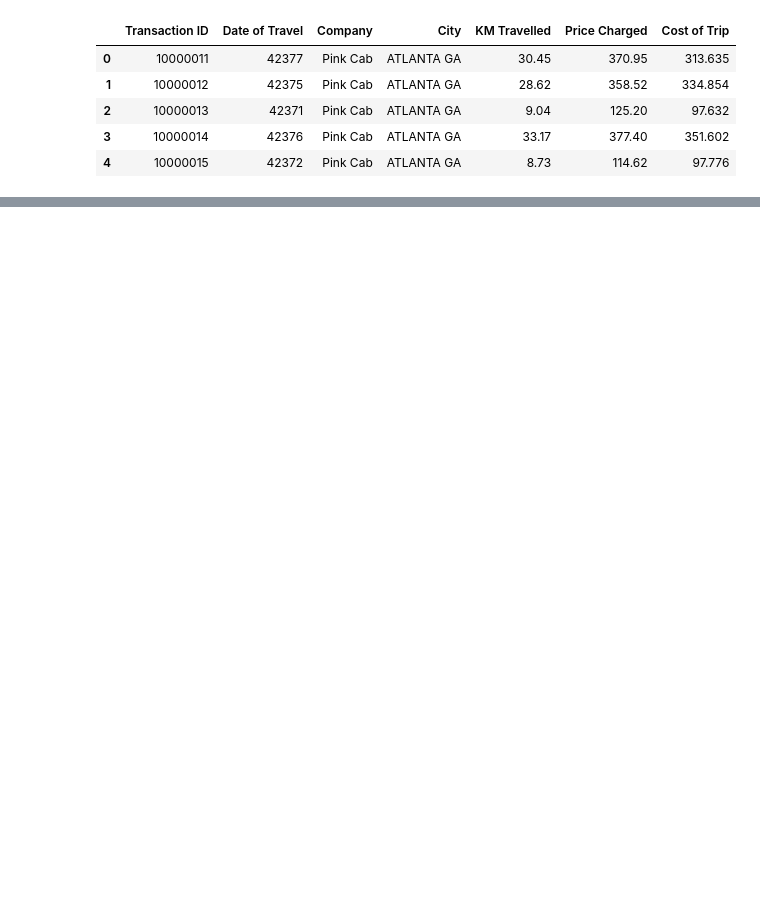
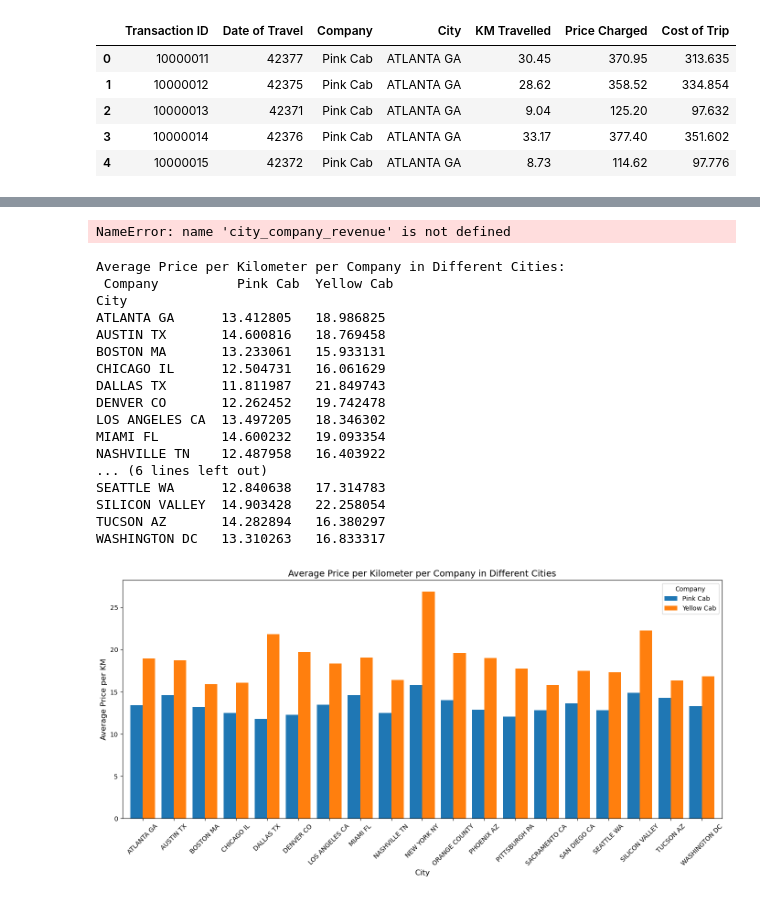
Before and after one commit to atharvabhishma/dg-project, a Jupyter notebook: EDA.ipynb, the cells around one changed output, grey strips where cells are left out. Drawn from its saved outputs; the diff is of its cells as text; code cells hidden in the pictures; blank space fills up the shorter version.

Commit message:
eda updated for revenue

```diff
--- a/EDA.ipynb
+++ b/EDA.ipynb
@@ -5 +11,5 @@ df = pd.read_csv("Dataset/Dataset/Cab_Data.csv")
+# %%
+df_customer = pd.read_csv("Dataset/Dataset/Customer_ID.csv")
+# %%
+df_transaction = pd.read_csv("Dataset/Dataset/Transaction_ID.csv")
 # %%
@@ -33,0 +242,13 @@ df.info
+# %%
+# Merge df_cab with df_transaction
+cab_transaction = pd.merge(df_cab, df_transaction, on="Transaction ID", how="inner")
+
+# Merge with df_customer to include demographics
+cab_customer_data = pd.merge(cab_transaction, df_customer, on="Customer ID", how="inner")
+
+# Merge with df_city to add city-level population and user data
+master_data = pd.merge(cab_customer_data, df_city, on="City", how="inner")
+
+# View the structure of the merged dataset
+print("Master Data Columns:", master_data.columns)
+print("Master Data Preview:\n", master_data.head())
@@ -33,0 +367,6 @@ df.info
+# %%
+# Calculate average price per kilometer for each company
+master_data["Price per KM"] = master_data["Price Charged"] / master_data["KM Travelled"]
+average_price_per_km = master_data.groupby("Company")["Price per KM"].mean()
+
+print("Average Price per Kilometer by Company:\n", average_price_per_km)
@@ -33,0 +406,57 @@ df.info
+# %%
+import matplotlib.pyplot as plt
+
+# Unstack the grouped revenue data for easy plotting
+city_company_revenue_unstacked = city_company_revenue.unstack()
+
+# Plot the data
+city_company_revenue_unstacked.plot(kind="bar", figsize=(12, 6))
+plt.title("Revenue per Company in Different Cities")
+plt.ylabel("Revenue")
+plt.xlabel("City")
+plt.legend(title="Company")
+plt.tight_layout()
+plt.show()
+# %% [output]
+NameError: name 'city_company_revenue' is not defined
+# %%
+import matplotlib.pyplot as plt
+
+# Calculate average price per kilometer for each company in each city
+master_data["Price per KM"] = master_data["Price Charged"] / master_data["KM Travelled"]
+avg_price_per_km_city_company = master_data.groupby(["City", "Company"])["Price per KM"].mean()
+
+# Unstack the grouped data for better visualization
+avg_price_per_km_unstacked = avg_price_per_km_city_company.unstack()
+
+# Print the data
+print("Average Price per Kilometer per Company in Different Cities:\n", avg_price_per_km_unstacked)
+
+# Plot the data
+avg_price_per_km_unstacked.plot(kind="bar", figsize=(14, 7), width=0.8)
+plt.title("Average Price per Kilometer per Company in Different Cities", fontsize=14)
+plt.ylabel("Average Price per KM", fontsize=12)
+plt.xlabel("City", fontsize=12)
+plt.xticks(rotation=45)
+plt.legend(title="Company")
+plt.tight_layout()
+plt.show()
+# %% [output]
+Average Price per Kilometer per Company in Different Cities:
+ Company          Pink Cab  Yellow Cab
+City
+ATLANTA GA      13.412805   18.986825
+AUSTIN TX       14.600816   18.769458
+BOSTON MA       13.233061   15.933131
+CHICAGO IL      12.504731   16.061629
+DALLAS TX       11.811987   21.849743
+DENVER CO       12.262452   19.742478
+LOS ANGELES CA  13.497205   18.346302
+MIAMI FL        14.600232   19.093354
+NASHVILLE TN    12.487958   16.403922
+... (6 lines left out)
+SEATTLE WA      12.840638   17.314783
+SILICON VALLEY  14.903428   22.258054
+TUCSON AZ       14.282894   16.380297
+WASHINGTON DC   13.310263   16.833317
+[figure, added]
```
Also changed, not shown: parts of 37 cells of this notebook, 3 other files.
